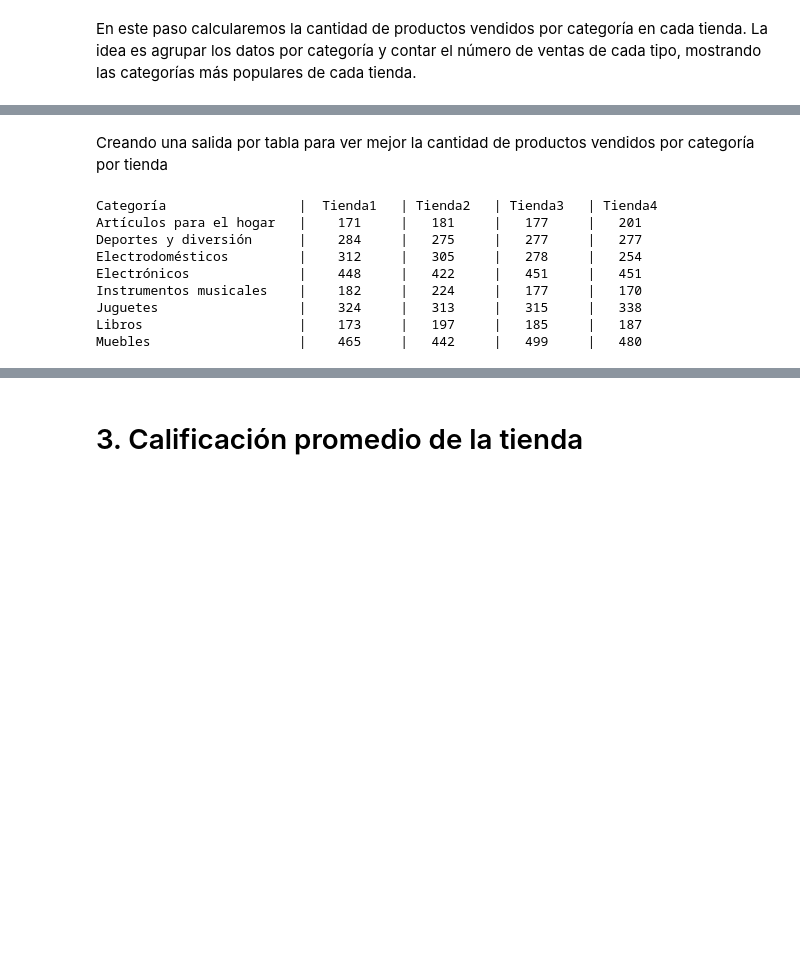
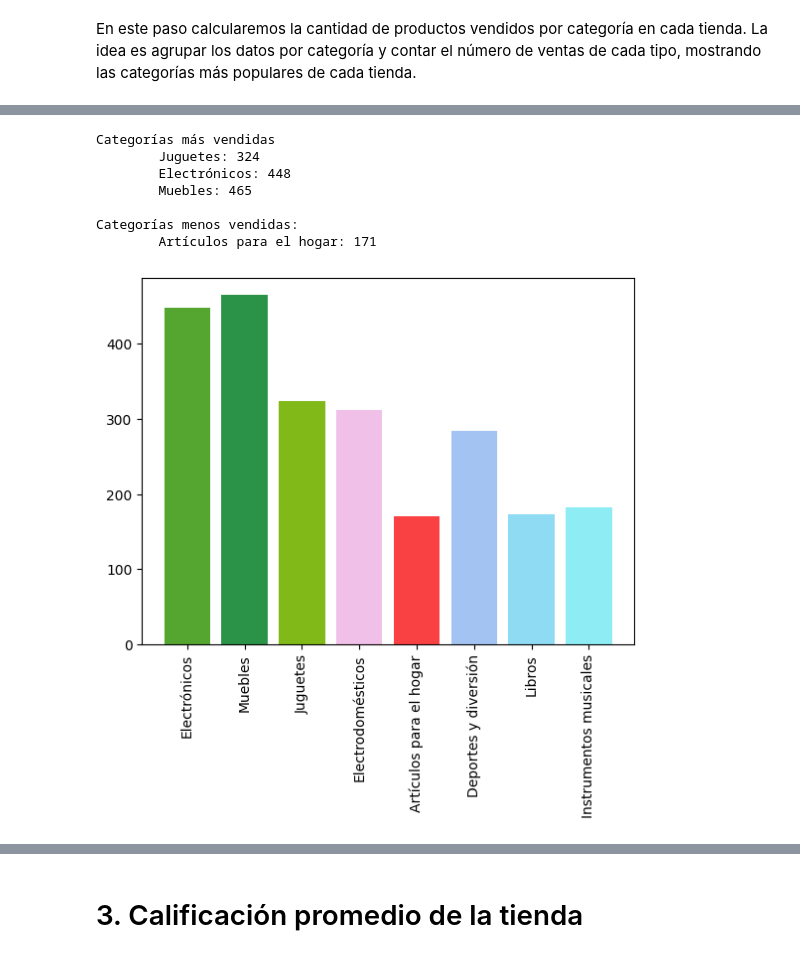
Before and after one commit to aylenfv/DS---Sr.-Juan, a Jupyter notebook: AluraStoreLatam.ipynb, the cells around one changed output, grey strips where cells are left out. Saved outputs shown, nothing was run; the diff lists cells and outputs as text; code cells hidden in the pictures; blank space fills up the shorter version.

```diff
--- a/AluraStoreLatam.ipynb
+++ b/AluraStoreLatam.ipynb
@@ -343,2 +261,0 @@ La categoría menos vendida de la tienda4 es Instrumentos musicales con 170 vent
-# %% [markdown]
-Creando una salida por tabla para ver mejor la cantidad de productos vendidos por categoría por tienda
@@ -369,12 +261,0 @@ def ventasPorCategoriaPorTiendaComparativa (listaTiendas):
-# %%
-ventasPorCategoriaPorTiendaComparativa(ventasPorCategoria(tiendas))
-# %% [output]
-Categoría                 |  Tienda1   | Tienda2   | Tienda3   | Tienda4
-Artículos para el hogar   |    171     |   181     |   177     |   201
-Deportes y diversión      |    284     |   275     |   277     |   277
-Electrodomésticos         |    312     |   305     |   278     |   254
-Electrónicos              |    448     |   422     |   451     |   451
-Instrumentos musicales    |    182     |   224     |   177     |   170
-Juguetes                  |    324     |   313     |   315     |   338
-Libros                    |    173     |   197     |   185     |   187
-Muebles                   |    465     |   442     |   499     |   480
@@ -380,0 +335,11 @@ Muebles                   |    465     |   442     |   499     |   480
+# %%
+ventasPorCategoria(tienda1)
+# %% [output]
+Categorías más vendidas
+        Juguetes: 324
+        Electrónicos: 448
+        Muebles: 465
+
+Categorías menos vendidas:
+        Artículos para el hogar: 171
+[figure, added]
```
Also changed, not shown: parts of 23 cells of this notebook, 1 other file.
